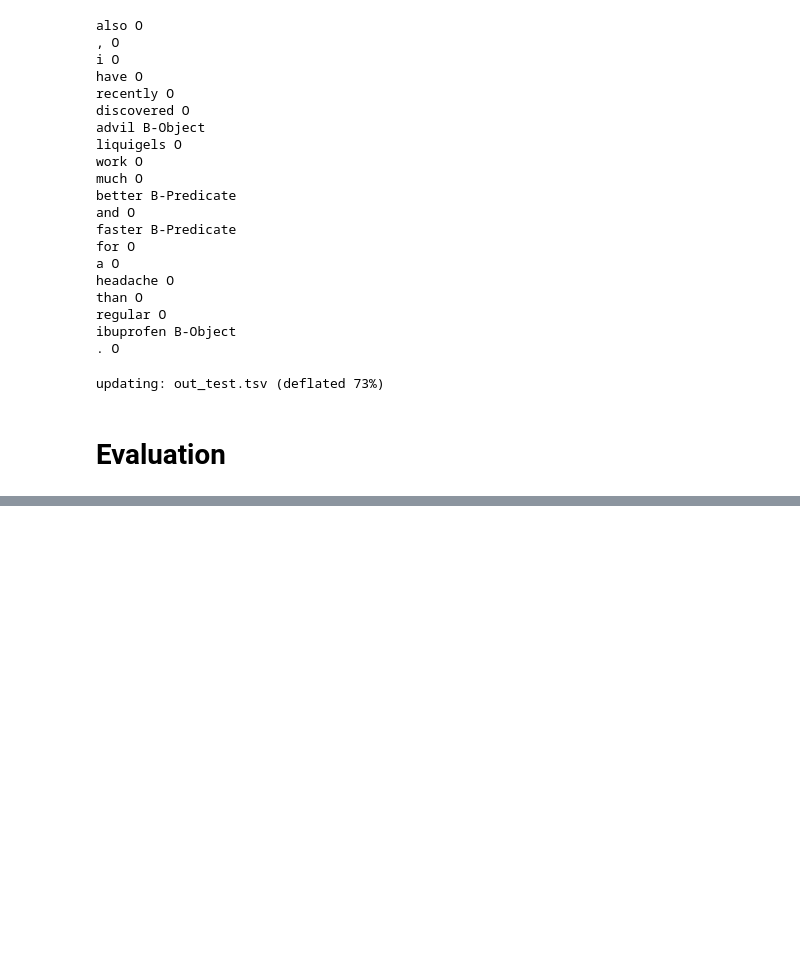
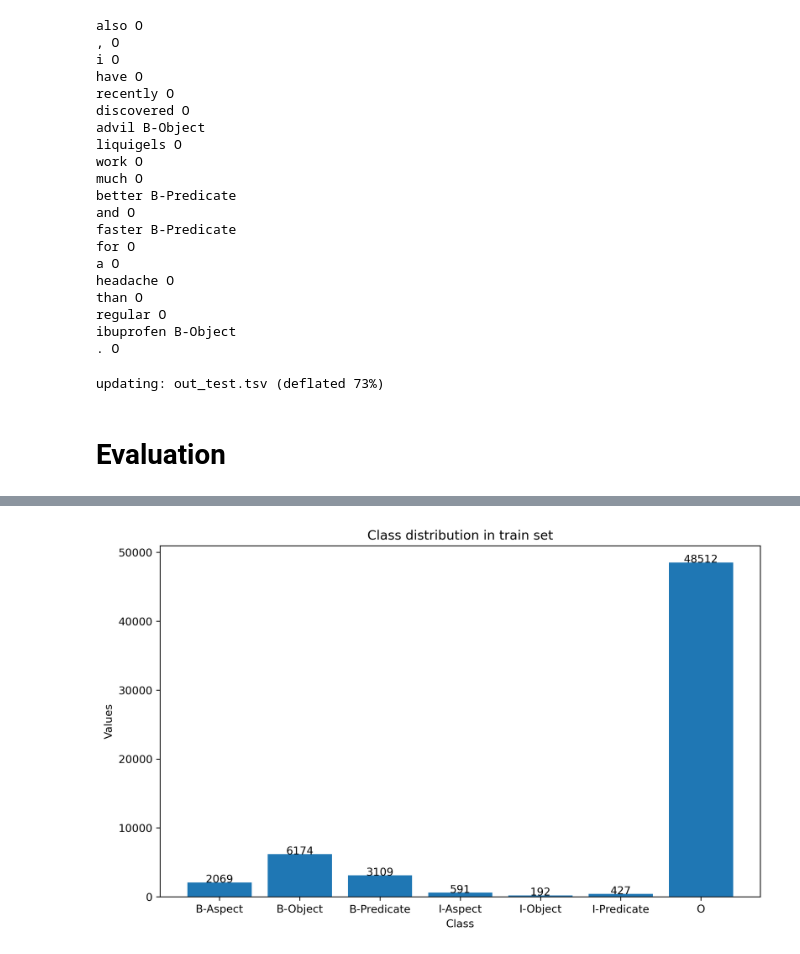
Before and after one commit to sherkidanil/DPO_Intro2NLP, a Jupyter notebook: HW materials/semantic-role-labelling/baseline.ipynb, the cells around one changed output, grey strips where cells are left out. Drawn from its saved outputs; the diff is of its cells as text; code cells hidden in the pictures; blank space fills up the shorter version.

Commit message:
Add conclusions and class dist

```diff
--- a/HW materials/semantic-role-labelling/baseline.ipynb
+++ b/HW materials/semantic-role-labelling/baseline.ipynb
@@ -229,0 +258,17 @@ _ = visualize_result('metric.csv')
+# %%
+# Check the dataset imbalanced or not
+
+import numpy as np
+dist = np.unique(np.concatenate(np.array(training_data)[:,1]), return_counts = True)
+labels, values = dist
+
+plt.figure(figsize=(10, 6), dpi = 300)
+plt.bar(labels, values)
+plt.xlabel('Class')
+plt.ylabel('Values')
+plt.title('Class distribution in train set')
+for i, value in enumerate(values):
+    plt.text(i, value + 0.01, str(round(value, 3)), ha='center')
+plt.show()
+# %% [output]
+[figure, added]
```
Also changed, not shown: parts of 3 cells of this notebook, 3 other files.
